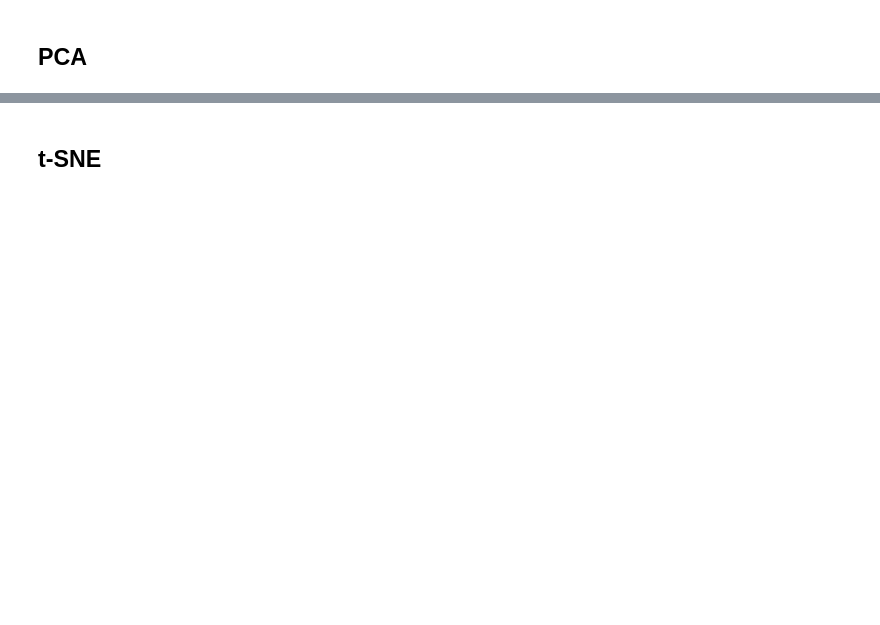
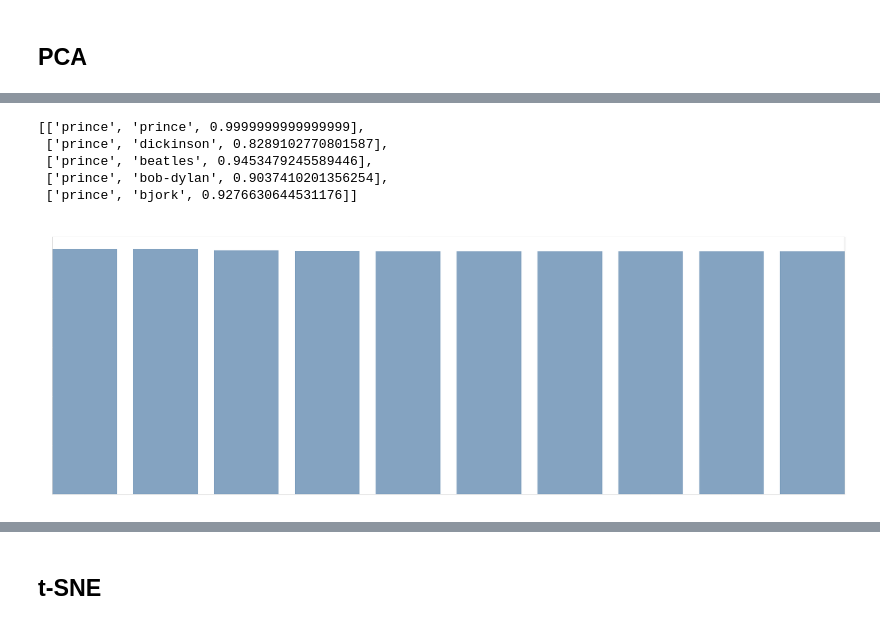
Before and after one commit to dkoterwa/masters, a Jupyter notebook: first semester/Unsupervised Learning/article_2/article.ipynb, the cells around one changed output, grey strips where cells are left out. Drawn from its saved outputs; the diff is of its cells as text; code cells hidden in the pictures; blank space fills up the shorter version.

```diff
--- a/first semester/Unsupervised Learning/article_2/article.ipynb
+++ b/first semester/Unsupervised Learning/article_2/article.ipynb
@@ -120,4 +153,3 @@ songs_df.to_csv('/Volumes/Macintosh HD – dane/GitHub/masters/first semester/U
 # Upload dataframe
 songs_df = pd.read_csv("/Volumes/Macintosh HD – dane/GitHub/masters/first semester/Unsupervised Learning/article_2/songs_vectors.csv", index_col=0)
 column_names = songs_df.columns
-songs_df = songs_df.T
@@ -143,6 +212,6 @@ fig = sns.heatmap(cos_sim_df)
 # %%
 # Scaling data
 sc = StandardScaler()
-sc.fit(songs_df)
-df_transformed = sc.transform(songs_df)
+sc.fit(songs_df_transpose)
+df_transformed = sc.transform(songs_df_transpose)
 df_transformed.shape
@@ -189,6 +260,12 @@ for column in column_names:
         similarities_with_artists.append([column, i, similarity])
 # %%
 similarities_with_artists[0:5]
+# %% [output]
+[['prince', 'prince', 0.9999999999999999],
+ ['prince', 'dickinson', 0.8289102770801587],
+ ['prince', 'beatles', 0.9453479245589446],
+ ['prince', 'bob-dylan', 0.9037410201356254],
+ ['prince', 'bjork', 0.9276630644531176]]
 # %%
 # Prepare dataframe and delete observations from diagonal of similarity matrix
 similarities_df = pd.DataFrame(similarities_with_artists, columns = ['artist1', 'artist2', 'cosine_similarity']).reset_index()
@@ -202,10 +279,14 @@ top10['artist1_artist2'] = top10['artist1'] + ' and ' + top10['artist2']
 # %%
 # Plot top 10 similarities
 plt.rcParams["figure.figsize"] = (30,10)
 fig = plt.bar(x='artist1_artist2', height='cosine_similarity',
             data=top10,
-            width = 0.8)
+            width = 0.8,
+            color=(0.2, 0.4, 0.6, 0.6))
+plt.title("Top 10 similarities", color='white', fontsize = 25)
 plt.margins(x=0)
+# %% [output]
+[figure, added]
 # %%
 # Prepare bottom 10 similarities
 bottom10 = similarities_df.sort_values(by='cosine_similarity', ascending=False).tail(20).reset_index()
```
Also changed, not shown: parts of 33 cells of this notebook, 6 other files.
